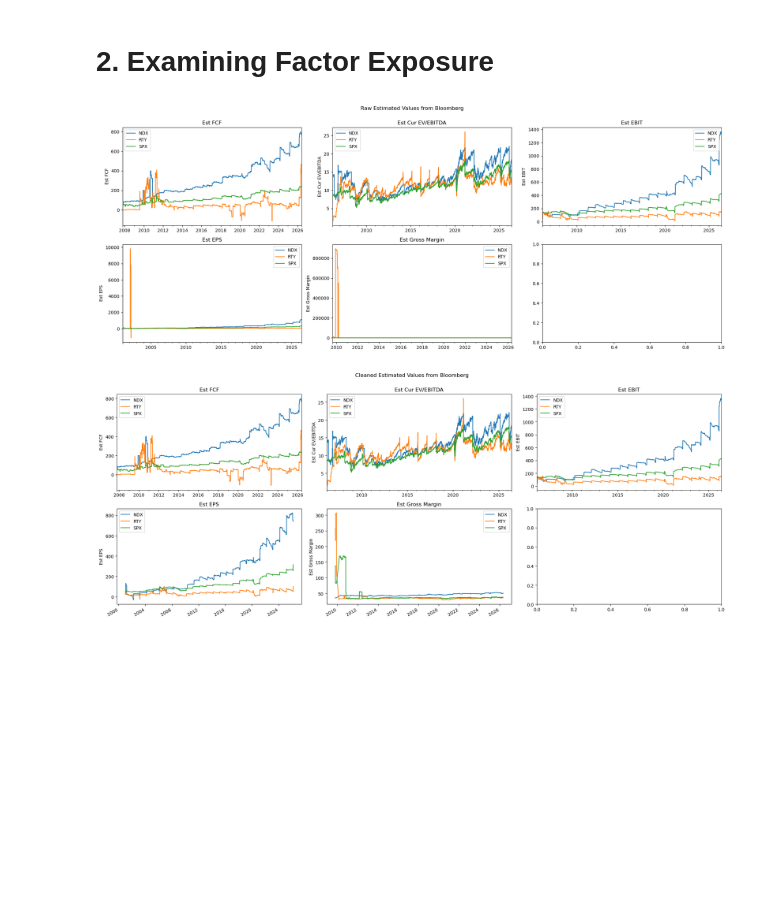
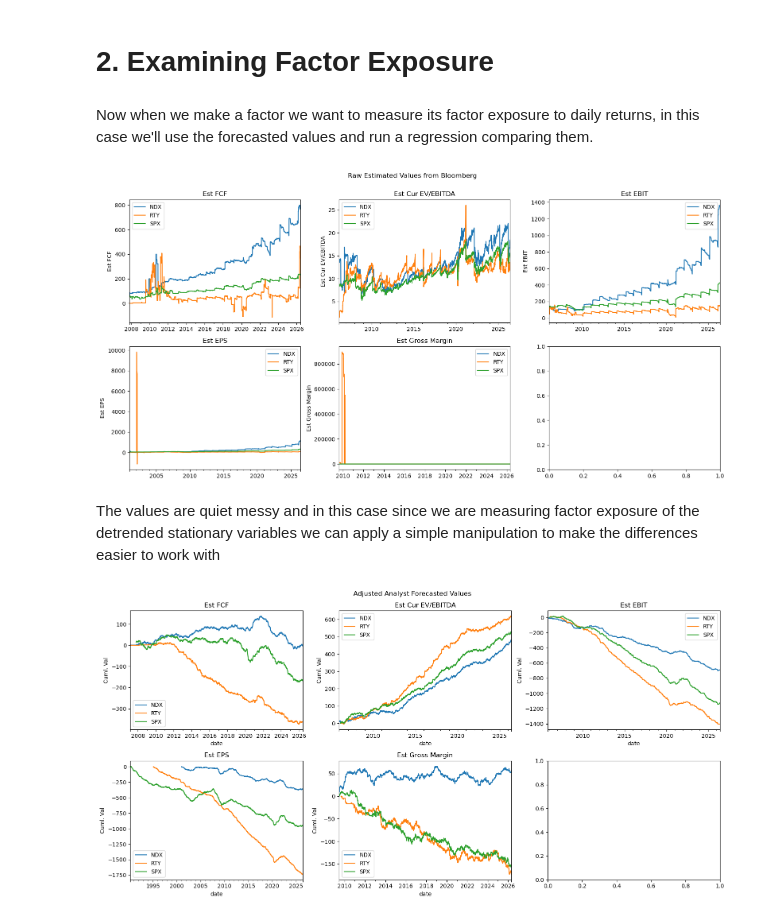
Before and after one commit to diegodalvarez/CurrentFundamentalFactorModels, a Jupyter notebook: notebook/2BaselineResults.ipynb, the cells around one changed output. Saved outputs shown, nothing was run; the diff lists cells and outputs as text; code cells hidden in the pictures; blank space fills up the shorter version.

```diff
--- a/notebook/2BaselineResults.ipynb
+++ b/notebook/2BaselineResults.ipynb
@@ -155,0 +91,18 @@ plt.show()
+# %%
+df_single_r2 = (df_single_params
+    [["adj_r2", "name"]]
+    .drop_duplicates()
+    .assign(
+        model = "single",
+        ticker = lambda x: x.name.str.split("-").str[0],
+        field  = lambda x: x.name.str.split("-").str[1]))
+
+df_multi_r2 = (df_multi_params
+    [["adj_r2", "name"]]
+    .drop_duplicates()
+    .assign(
+        model  = "multi",
+        ticker = lambda x: x.name.str.split("-").str[0],
+        field  = lambda x: x.name.str.split("-").str[1]))
+
+df_r2 = (pd.concat([df_single_r2, df_multi_r2]))
@@ -155,0 +111,22 @@ plt.show()
+# %%
+models    = df_r2.model.drop_duplicates().sort_values().to_list()
+fig, axes = plt.subplots(ncols = len(models), figsize = (20,6))
+
+for model, ax in zip(models, axes.flatten()):
+
+    (df_r2
+        .loc[lambda x: x.model == model]
+        .replace(RENAMER)
+        .replace(PLOT_RENAMER)
+        .rename(columns = {"ticker": ""})
+        .pivot(index = "field", columns = "", values = "adj_r2")
+        .plot(
+            title  = PLOT_RENAMER[RENAMER[model]],
+            kind   = "bar",
+            ax     = ax,
+            rot    = 0,
+            xlabel = "",
+            ylabel = "Adjusted $R^2$"))
+
+fig.suptitle("Comparing Adjusted $R^2$ of Full-Sample In-Sample Fit of Differenced Field")
+plt.show()
@@ -156,5 +135,7 @@ plt.show()
 # %% [markdown]
 # 2. Examining Factor Exposure
+# %% [markdown]
+Now when we make a factor we want to measure its factor exposure to daily returns, in this case we'll use the forecasted values and run a regression comparing them.
 # %%
 path          = os.path.join(data_path, "EquityForecastTickerGuide.xlsx")
 df_ticker_map = (pd
@@ -170,30 +151,30 @@ df_est = (pd
     .loc[lambda x: x.field.isin(est_fields)])
 # %%
 fields    = df_est.field.drop_duplicates().sort_values().to_list()
-fig, axes = plt.subplots(ncols = 3, nrows = 2, figsize = (20,8))
+fig, axes = plt.subplots(ncols = 3, nrows = 2, figsize = (16,8))
 
 for field, ax in zip(fields, axes.flatten()):
 
     df_tmp = (df_est
         .loc[lambda x: x.field == field]
         .assign(ticker = lambda x: x.ticker.str.split(" ").str[0])
         .drop(columns = ["field"])
         .drop_duplicates()
         .groupby(["date", "ticker"])
         .agg("min")
         .reset_index())
 
     (df_tmp
         .rename(columns = {"ticker": ""})
         .pivot(index = "date", columns = "", values = "value")
         .dropna()
         .plot(
             ax     = ax,
             ylabel = RENAMER[field],
             title  = RENAMER[field],
             xlabel = ""))
 
 fig.suptitle("Raw Estimated Values from Bloomberg\n")
 plt.tight_layout()
 # %% [output]
-[figure, old version]
+[figure, new version]
@@ -212,0 +181,2 @@ df_cleaned = pd.concat([df_tmp_good, df_tmp_bad])
+# %% [markdown]
+The values are quiet messy and in this case since we are measuring factor exposure of the detrended stationary variables we can apply a simple manipulation to make the differences easier to work with
@@ -213,29 +188,22 @@ df_cleaned = pd.concat([df_tmp_good, df_tmp_bad])
 # %%
-fields    = df_cleaned.field.drop_duplicates().sort_values().to_list()
-fig, axes = plt.subplots(ncols = 3, nrows = 2, figsize = (20,8))
+fields    = df_adj_est.field.drop_duplicates().sort_values().to_list()
+fig, axes = plt.subplots(ncols = 3, nrows = 2, figsize = (16,8))
 
 for field, ax in zip(fields, axes.flatten()):
 
-    df_tmp = (df_cleaned
+    (df_adj_est
         .loc[lambda x: x.field == field]
         .assign(ticker = lambda x: x.ticker.str.split(" ").str[0])
-        .drop(columns = ["field"])
-        .drop_duplicates()
-        .groupby(["date", "ticker"])
-        .agg("min")
-        .reset_index())
-
-    (df_tmp
         .rename(columns = {"ticker": ""})
         .pivot(index = "date", columns = "", values = "value")
-        .dropna()
+        .cumsum()
         .plot(
             ax     = ax,
-            ylabel = RENAMER[field],
             title  = RENAMER[field],
-            xlabel = ""))
+            ylabel = "Cuml. Val"))
 
-fig.suptitle("Cleaned Estimated Values from Bloomberg\n")
+fig.suptitle("Adjusted Analyst Forecasted Values")
 plt.tight_layout()
+plt.show()
 # %% [output]
-[figure, old version]
+[figure, new version]
```
Also changed, not shown: parts of 38 cells of this notebook, 3 other files.
